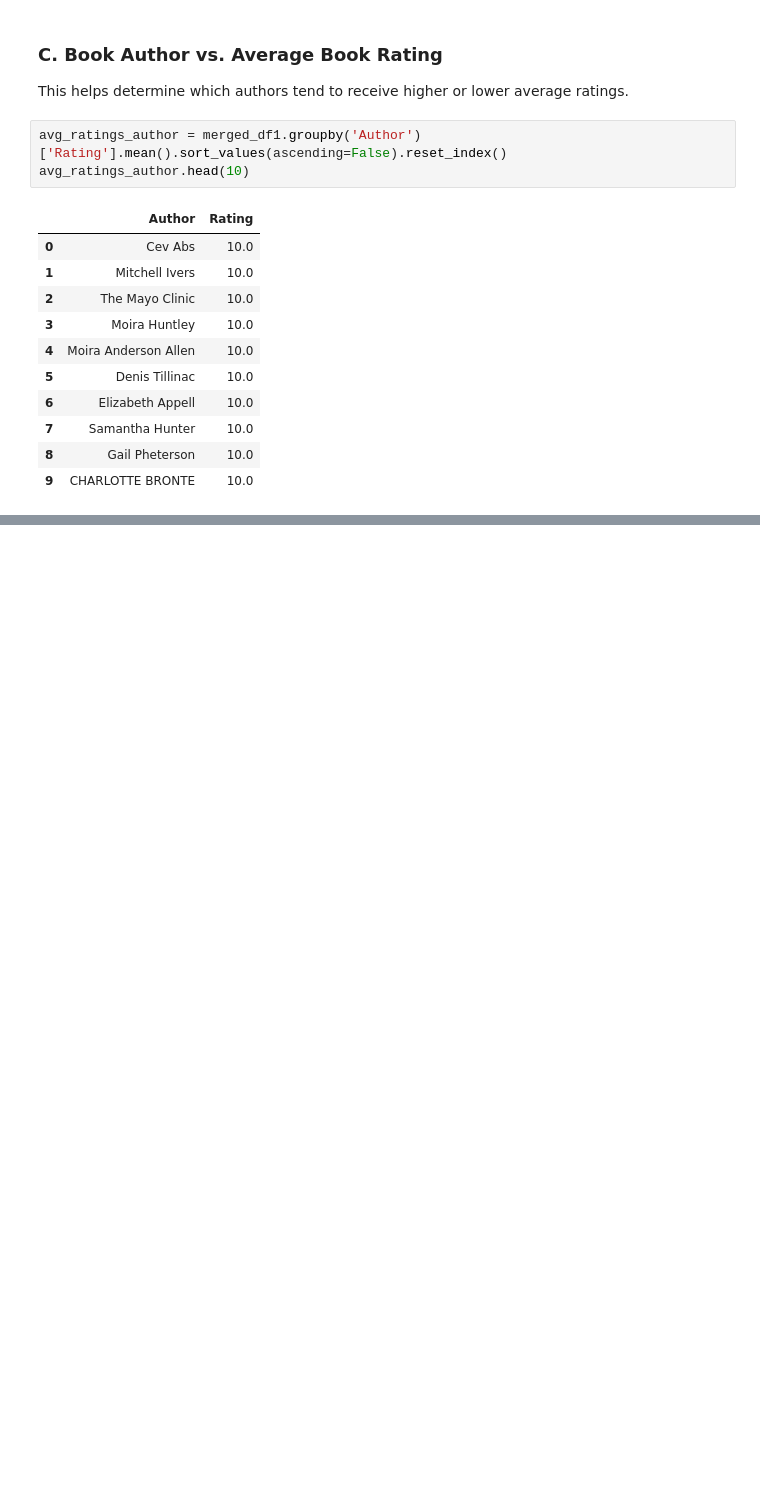
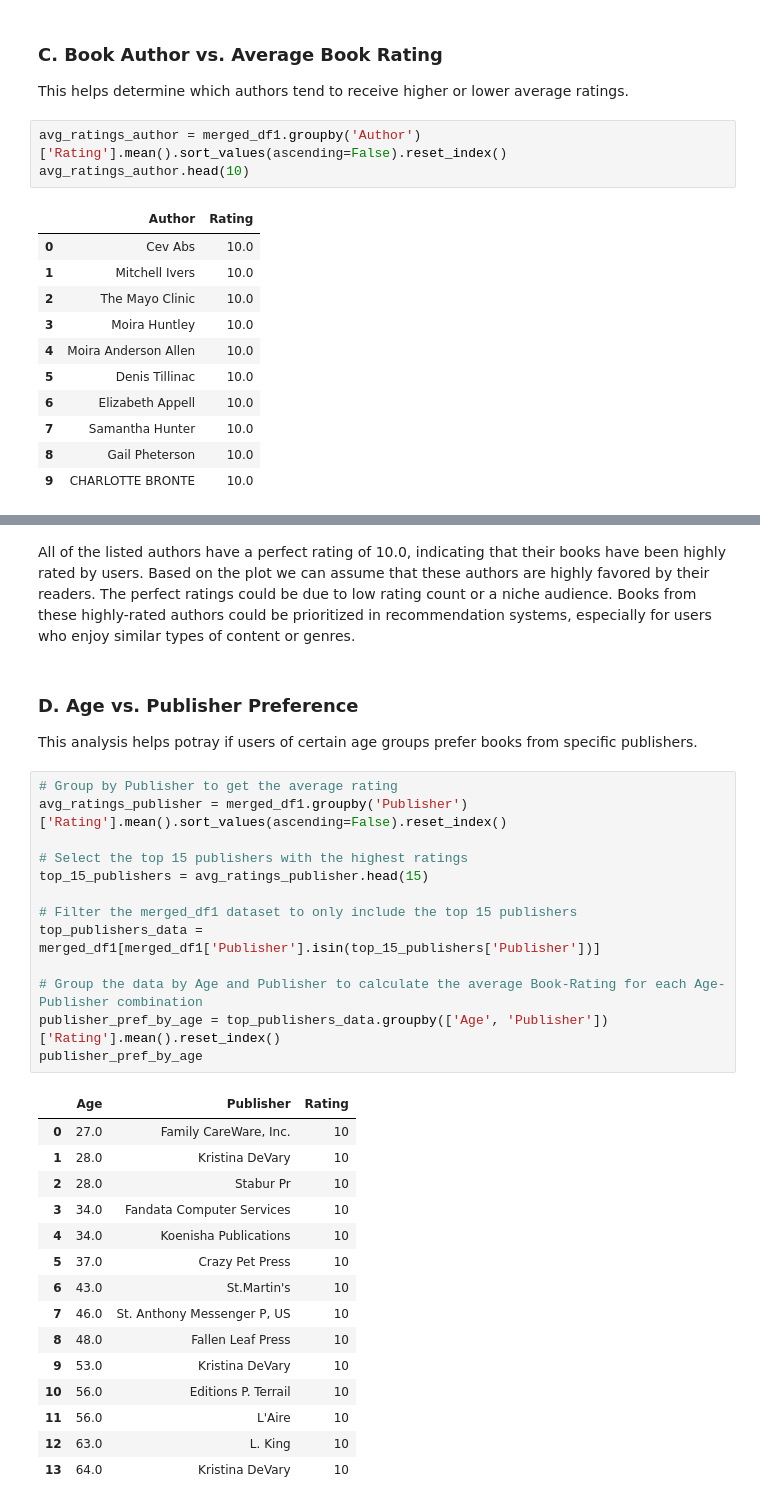
Before and after one commit to aritamichael/Final_Project_4_Moringa, a Jupyter notebook: index.ipynb, the cells around one changed output, grey strips where cells are left out. Saved outputs shown, nothing was run; the diff lists cells and outputs as text; blank space fills up the shorter version.

Commit message:
finishing up on bivariate analysis

```diff
--- a/index.ipynb
+++ b/index.ipynb
@@ -564,0 +565,36 @@ plt.show()
+# %% [markdown]
+
+All of the listed authors have a perfect rating of 10.0, indicating that their books have been highly rated by users.  Based on the plot we can assume that these authors are highly favored by their readers. The perfect ratings could be due to low rating count or a niche audience.
+Books from these highly-rated authors could be prioritized in recommendation systems, especially for users who enjoy similar types of content or genres.
+# %% [markdown]
+### D. Age vs. Publisher Preference
+This analysis helps potray if users of certain age groups prefer books from specific publishers.
+# %%
+# Group by Publisher to get the average rating
+avg_ratings_publisher = merged_df1.groupby('Publisher')['Rating'].mean().sort_values(ascending=False).reset_index()
+
+# Select the top 15 publishers with the highest ratings
+top_15_publishers = avg_ratings_publisher.head(15)
+
+# Filter the merged_df1 dataset to only include the top 15 publishers
+top_publishers_data = merged_df1[merged_df1['Publisher'].isin(top_15_publishers['Publisher'])]
+
+# Group the data by Age and Publisher to calculate the average Book-Rating for each Age-Publisher combination
+publisher_pref_by_age = top_publishers_data.groupby(['Age', 'Publisher'])['Rating'].mean().reset_index()
+publisher_pref_by_age
+# %% [output]
+|  | Age | Publisher | Rating |
+| 0 | 27.0 | Family CareWare, Inc. | 10 |
+| 1 | 28.0 | Kristina DeVary | 10 |
+| 2 | 28.0 | Stabur Pr | 10 |
+| 3 | 34.0 | Fandata Computer Services | 10 |
+| 4 | 34.0 | Koenisha Publications | 10 |
+| 5 | 37.0 | Crazy Pet Press | 10 |
+| 6 | 43.0 | St.Martin's | 10 |
+| 7 | 46.0 | St. Anthony Messenger P, US | 10 |
+| 8 | 48.0 | Fallen Leaf Press | 10 |
+| 9 | 53.0 | Kristina DeVary | 10 |
+| 10 | 56.0 | Editions P. Terrail | 10 |
+| 11 | 56.0 | L'Aire | 10 |
+| 12 | 63.0 | L. King | 10 |
+| 13 | 64.0 | Kristina DeVary | 10 |
```
Also changed, not shown: parts of 8 cells of this notebook.
